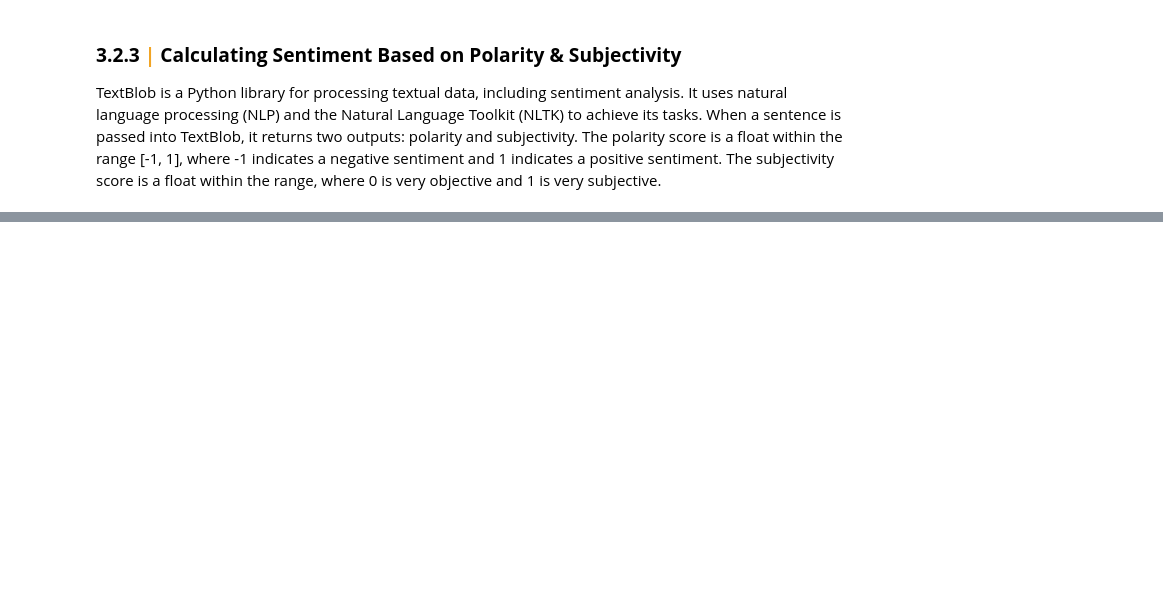
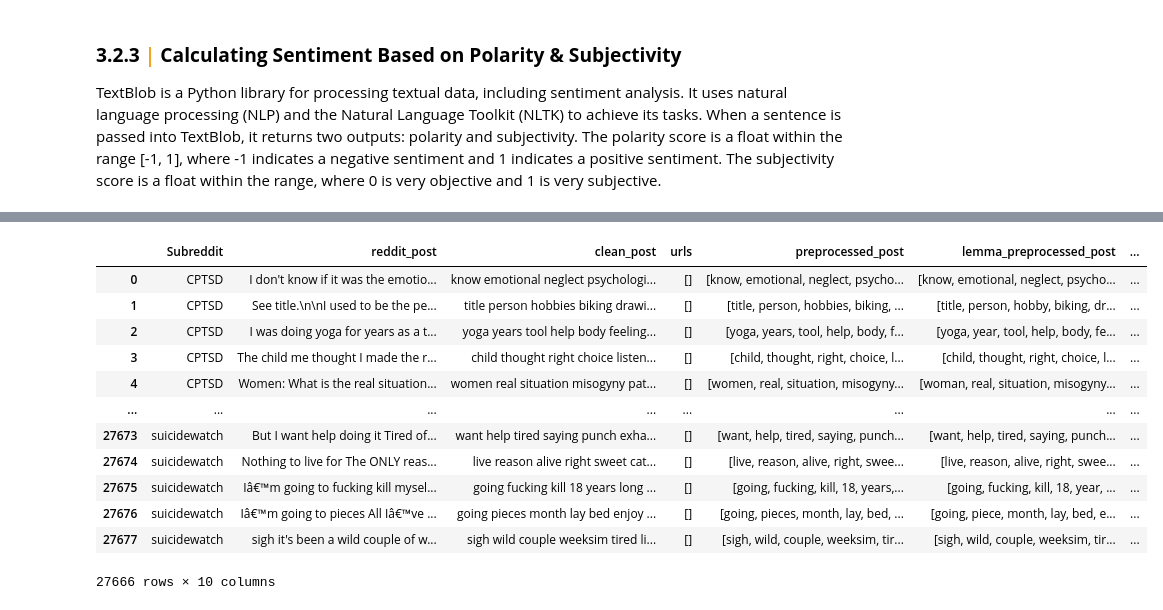
Before and after one commit to alexmuturi/Mental-Health-Chatbot, a Jupyter notebook: notebooks/1. data_pre_processing.ipynb, the cells around one changed output, grey strips where cells are left out. Cells and saved outputs as stored; diff of their text form; code cells hidden in the pictures; blank space fills up the shorter version.

```diff
--- a/notebooks/1. data_pre_processing.ipynb
+++ b/notebooks/1. data_pre_processing.ipynb
@@ -528,6 +597,6 @@ tokenizer.tokenize(test_sample)
 # %%
 # Tokenise the clean_tweet column
-df['preprocessed_tweet'] = df['clean_tweet'].apply(lambda x: tokenizer.tokenize(x))
+df['preprocessed_post'] = df['clean_post'].apply(lambda x: tokenizer.tokenize(x))
 
 # df.iloc[100]["preprocessed_tweet"][:20]
 # %%
@@ -542,7 +627,8 @@ def lemmatise_tokens(tokens):
     return lemmatized_tokens
 
 # Lemmatise the tokens
-df['lemma_preprocessed_tweet'] = df['preprocessed_tweet'].apply(lambda x: lemmatise_tokens(x))
+# Lemmatise the tokens
+df['lemma_preprocessed_post'] = df['preprocessed_post'].apply(lambda x: lemmatise_tokens(x))
 
 # df.iloc[100]["preprocessed_tweet"][:20]
 # %%
@@ -555,6 +645,6 @@ def stem_tokens(tokens):
     return stemmed_tokens
 
 # Stem the tokens
-df['stemma_preprocessed_tweet'] = df['preprocessed_tweet'].apply(lambda x: stem_tokens(x))
+df['stemma_preprocessed_post'] = df['preprocessed_post'].apply(lambda x: stem_tokens(x))
 
 # df.iloc[100]["preprocessed_tweet"][:20]
@@ -576,8 +679,8 @@ def getPolarity(text):
   return TextBlob(text).sentiment.polarity
 
 # Create two new columns 'Subjectivity' & 'Polarity'
-df['Subjectivity'] = df['clean_tweet'].apply(getSubjectivity)
-df['Polarity'] = df['clean_tweet'].apply(getPolarity)
+df['Subjectivity'] = df['clean_post'].apply(getSubjectivity)
+df['Polarity'] = df['clean_post'].apply(getPolarity)
 
 # Show the new dataframe with columns 'Subjectivity' & 'Polarity'
-df[['clean_tweet','Subjectivity','Polarity']].head()
+df[['clean_post','Subjectivity','Polarity']].head()
@@ -617,4 +722,18 @@ df['sentiment'].value_counts()
 # %%
 # df['sentiment'].value_counts()
 # %%
-df['preprocessed_tweet']
+df
+# %% [output]
+|  | Subreddit | reddit_post | clean_post | urls | preprocessed_post | lemma_preprocessed_post | ... |
+| 0 | CPTSD | I don't know if it was the emotio... | know emotional neglect psychologi... | [] | [know, emotional, neglect, psycho... | [know, emotional, neglect, psycho... | ... |
+| 1 | CPTSD | See title.\n\nI used to be the pe... | title person hobbies biking drawi... | [] | [title, person, hobbies, biking, ... | [title, person, hobby, biking, dr... | ... |
+| 2 | CPTSD | I was doing yoga for years as a t... | yoga years tool help body feeling... | [] | [yoga, years, tool, help, body, f... | [yoga, year, tool, help, body, fe... | ... |
+| 3 | CPTSD | The child me thought I made the r... | child thought right choice listen... | [] | [child, thought, right, choice, l... | [child, thought, right, choice, l... | ... |
+| 4 | CPTSD | Women: What is the real situation... | women real situation misogyny pat... | [] | [women, real, situation, misogyny... | [woman, real, situation, misogyny... | ... |
+| ... | ... | ... | ... | ... | ... | ... | ... |
+| 27673 | suicidewatch | But I want help doing it Tired of... | want help tired saying punch exha... | [] | [want, help, tired, saying, punch... | [want, help, tired, saying, punch... | ... |
+| 27674 | suicidewatch | Nothing to live for The ONLY reas... | live reason alive right sweet cat... | [] | [live, reason, alive, right, swee... | [live, reason, alive, right, swee... | ... |
+| 27675 | suicidewatch | Iâ€™m going to fucking kill mysel... | going fucking kill 18 years long ... | [] | [going, fucking, kill, 18, years,... | [going, fucking, kill, 18, year, ... | ... |
+| 27676 | suicidewatch | Iâ€™m going to pieces All Iâ€™ve ... | going pieces month lay bed enjoy ... | [] | [going, pieces, month, lay, bed, ... | [going, piece, month, lay, bed, e... | ... |
+| 27677 | suicidewatch | sigh it's been a wild couple of w... | sigh wild couple weeksim tired li... | [] | [sigh, wild, couple, weeksim, tir... | [sigh, wild, couple, weeksim, tir... | ... |
+27666 rows × 10 columns
```
Also changed, not shown: parts of 38 cells of this notebook.
